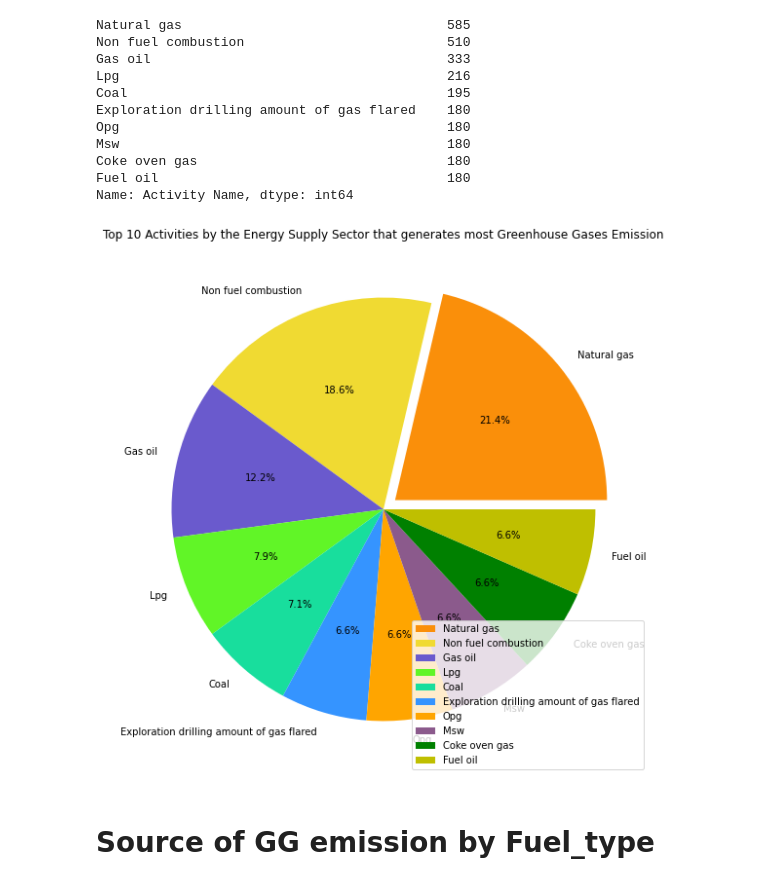
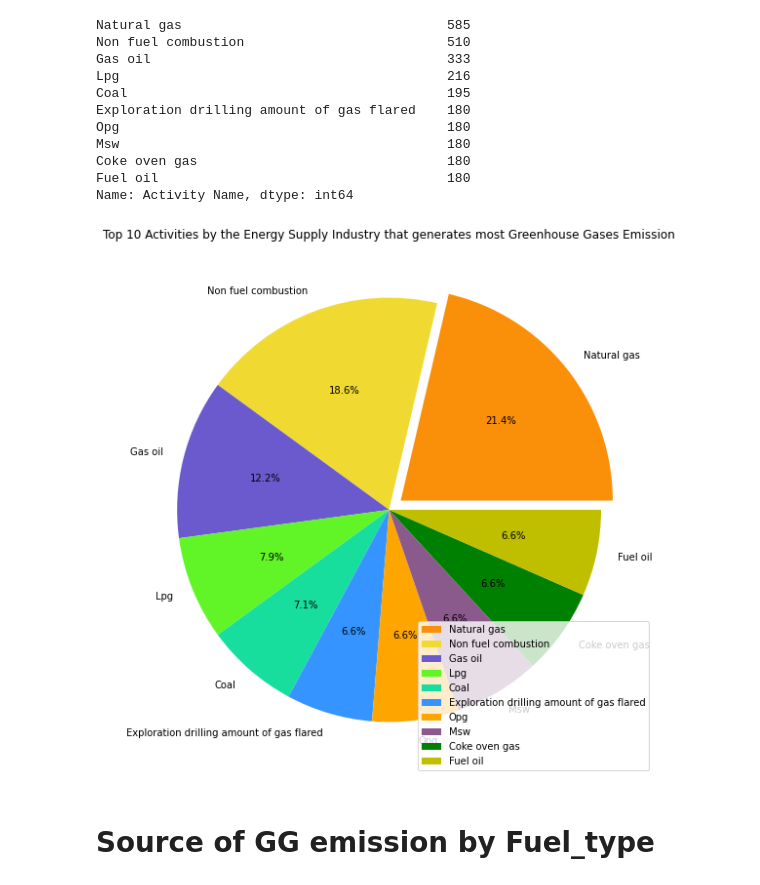
Before and after one commit to fbrowther/Global-Warming-UK-Greenhouse-Gas-Emissions, a Jupyter notebook: Project-1-FBRowther.ipynb, the cells around one changed output. Saved outputs shown, nothing was run; the diff lists cells and outputs as text; code cells hidden in the pictures.

```diff
--- a/Project-1-FBRowther.ipynb
+++ b/Project-1-FBRowther.ipynb
@@ -309,15 +309,15 @@ Name: Activity Name, dtype: int64
 # %%
 label= Top_Energy_activities.index
 count= Top_Energy_activities.values
 color = ['#FA8F0A','#F0DA32','slateblue','#61F527','#18DE9D','#3594FF', 'orange', '#8B5A8C', 'g', 'y']
 explode = (0.07, 0, 0, 0, 0, 0, 0, 0, 0, 0)
 plt.figure(1, figsize=(20,10))
 plt.pie(count, labels=label, colors=color, autopct='%1.1f%%', explode=explode)
-plt.title('Top 10 Activities by the Energy Supply Sector that generates most Greenhouse Gases Emission')
+plt.title('Top 10 Activities by the Energy Supply Industry that generates most Greenhouse Gases Emission')
 plt.legend(loc = 4)
 plt.show()
 # %% [output]
-[figure, old version]
+[figure, new version]
 # %% [markdown]
 # Source of GG emission by Fuel_type
 # %%
```
Also changed, not shown: parts of 11 cells of this notebook, 26 other files.
